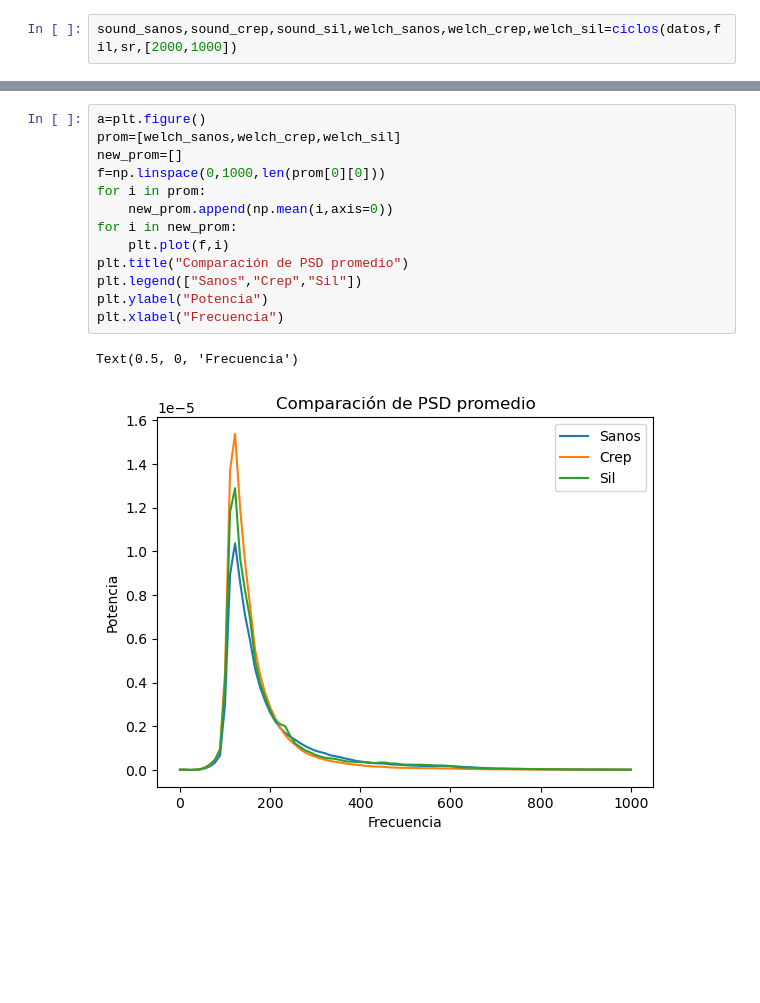
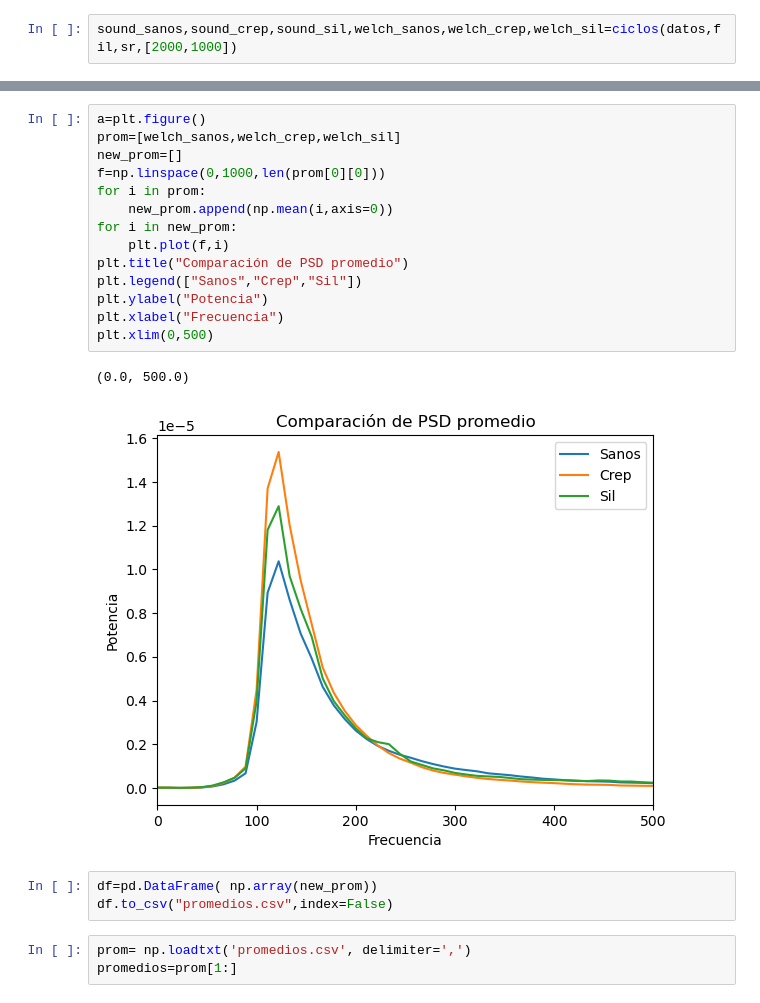
Before and after one commit to Ruizxp/Biosenales_El-Gran-Final, a Jupyter notebook: Proyecto_4.ipynb, the cells around one changed output, grey strips where cells are left out. Cells and saved outputs as stored; diff of their text form; blank space fills up the shorter version.

```diff
--- a/Proyecto_4.ipynb
+++ b/Proyecto_4.ipynb
@@ -249,16 +257,23 @@ sound_sanos,sound_crep,sound_sil,welch_sanos,welch_crep,welch_sil=ciclos(datos,f
 # %%
 a=plt.figure()
 prom=[welch_sanos,welch_crep,welch_sil]
 new_prom=[]
 f=np.linspace(0,1000,len(prom[0][0]))
 for i in prom:
     new_prom.append(np.mean(i,axis=0))
 for i in new_prom:
     plt.plot(f,i)
 plt.title("Comparación de PSD promedio")
 plt.legend(["Sanos","Crep","Sil"])
 plt.ylabel("Potencia")
 plt.xlabel("Frecuencia")
+plt.xlim(0,500)
 # %% [output]
-Text(0.5, 0, 'Frecuencia')
+(0.0, 500.0)
-[figure, old version]
+[figure, new version]
+# %%
+df=pd.DataFrame( np.array(new_prom))
+df.to_csv("promedios.csv",index=False)
+# %%
+prom= np.loadtxt('promedios.csv', delimiter=',')
+promedios=prom[1:]
```
Also changed, not shown: parts of 11 cells of this notebook, 2 other files.
